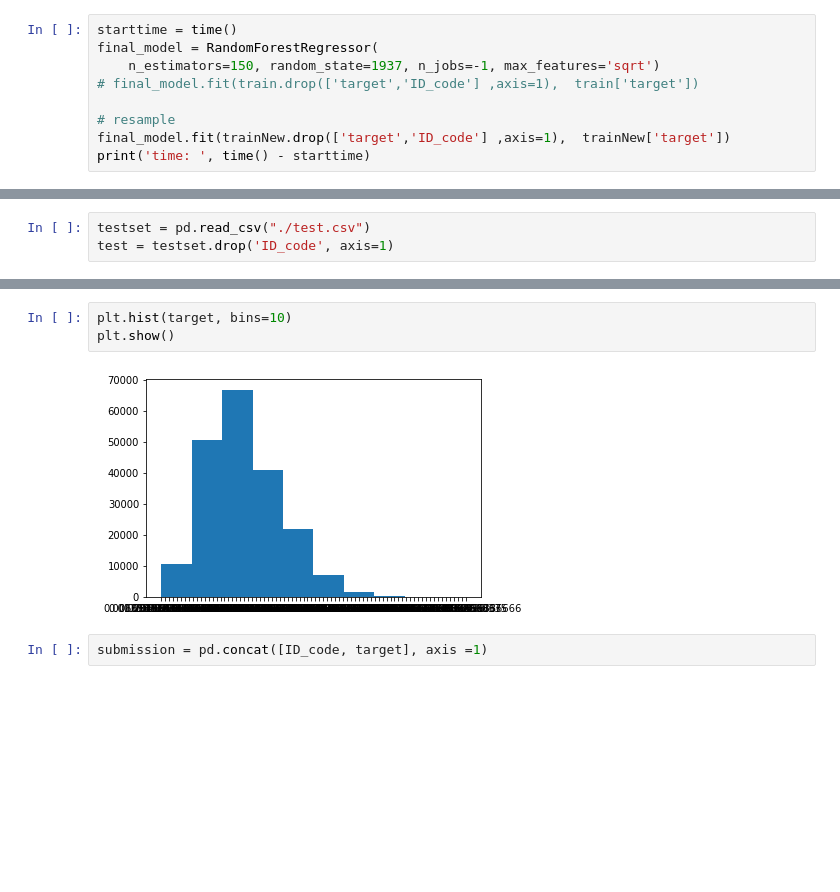
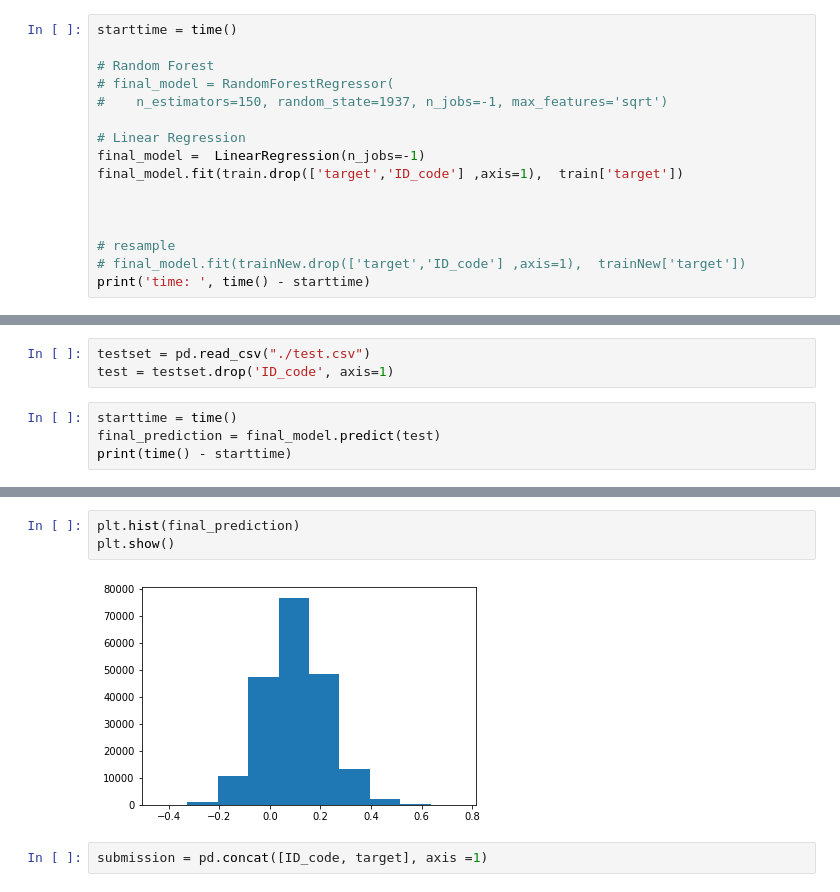
Before and after one commit to Jacksoften/Santander_Customer_Transaction_Prediction, a Jupyter notebook: algorithms.ipynb, the cells around one changed output, grey strips where cells are left out. Saved outputs shown, nothing was run; the diff lists cells and outputs as text; blank space fills up the shorter version.

```diff
--- a/algorithms.ipynb
+++ b/algorithms.ipynb
@@ -288,10 +386,17 @@ Choose the final Model and submit
 # %%
 starttime = time()
-final_model = RandomForestRegressor(
-    n_estimators=150, random_state=1937, n_jobs=-1, max_features='sqrt')
-# final_model.fit(train.drop(['target','ID_code'] ,axis=1),  train['target'])
+
+# Random Forest
+# final_model = RandomForestRegressor(
+#    n_estimators=150, random_state=1937, n_jobs=-1, max_features='sqrt')
+
+# Linear Regression
+final_model =  LinearRegression(n_jobs=-1)
+final_model.fit(train.drop(['target','ID_code'] ,axis=1),  train['target'])
+
+
 
 # resample
-final_model.fit(trainNew.drop(['target','ID_code'] ,axis=1),  trainNew['target'])
+# final_model.fit(trainNew.drop(['target','ID_code'] ,axis=1),  trainNew['target'])
 print('time: ', time() - starttime)
 # %% [output]
@@ -304,3 +407,7 @@ plt.show()
 # %%
 testset = pd.read_csv("./test.csv")
 test = testset.drop('ID_code', axis=1)
+# %%
+starttime = time()
+final_prediction = final_model.predict(test)
+print(time() - starttime)
@@ -311,8 +428,8 @@ target = pd.DataFrame({"target": target})
 # %%
-plt.hist(target, bins=10)
+plt.hist(final_prediction)
 plt.show()
 # %% [output]
-[figure, old version]
+[figure, new version]
 # %%
 submission = pd.concat([ID_code, target], axis =1)
 # %%
```
Also changed, not shown: parts of 45 cells of this notebook, 1 other file.
